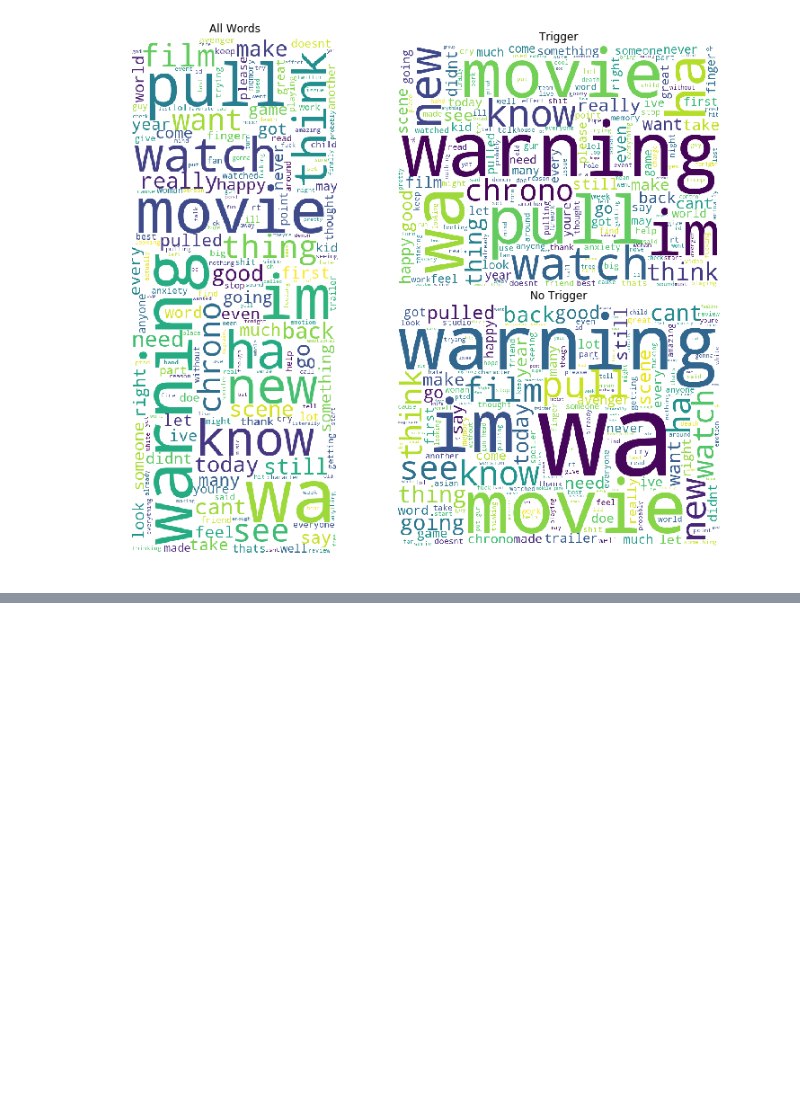
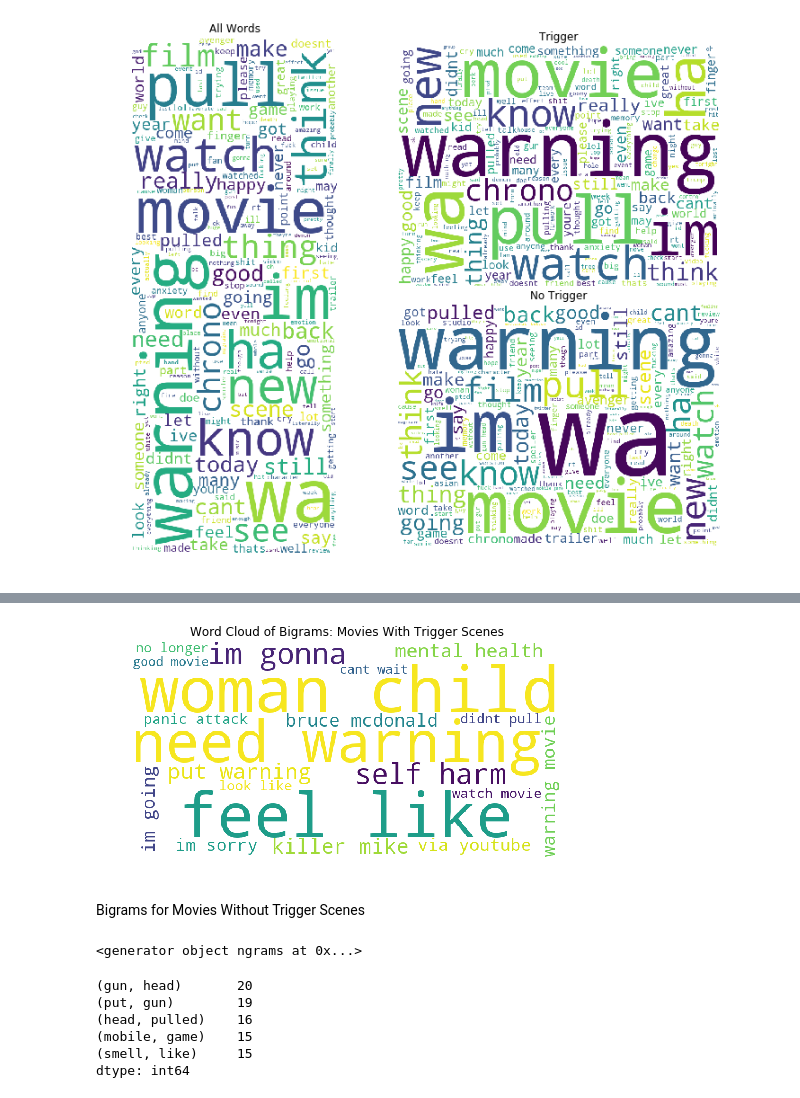
Before and after one commit to matthewzapata/twitter-trigger-warnings, a Jupyter notebook: trigger_warnings.ipynb, the cells around one changed output, grey strips where cells are left out. Drawn from its saved outputs; the diff is of its cells as text; code cells hidden in the pictures; blank space fills up the shorter version.

```diff
--- a/trigger_warnings.ipynb
+++ b/trigger_warnings.ipynb
@@ -565,0 +597,36 @@ for ax in axs: ax.axis('off')
+# %%
+# We can supply our own values to be used to determine how big the words (or
+# phrases) should be through the `generate_from_frequencies` method. The
+# supplied values must be in the form of a dictionary where the keys are the
+# words (phrases), and the values are numbers that correspond to the sizes.
+#
+# We'll convert our series to a dictionary, and convert the tuples that make up
+# the index into a single string that holds each phrase.
+
+
+data = {k[0] + ' ' + k[1]: v for k, v in top_20_trigger_scene_bigrams.to_dict().items()}
+img = WordCloud(background_color='white', width=800, height=400).generate_from_frequencies(data)
+plt.figure(figsize=(8, 4))
+plt.title('Word Cloud of Bigrams: Movies With Trigger Scenes')
+plt.imshow(img)
+plt.axis('off')
+plt.show()
+# %% [output]
+[figure, added]
+# %% [markdown]
+Bigrams for Movies Without Trigger Scenes
+# %%
+no_trigger_bigrams = nltk.ngrams(no_trigger_scene_words.split(), 2)
+no_trigger_bigrams
+# %% [output]
+<generator object ngrams at 0x...>
+# %%
+top_20_no_trigger_scene_bigrams = pd.Series(list(no_trigger_bigrams)).value_counts().head(20)
+top_20_no_trigger_scene_bigrams.head()
+# %% [output]
+(gun, head)       20
+(put, gun)        19
+(head, pulled)    16
+(mobile, game)    15
+(smell, like)     15
+dtype: int64
```
Also changed, not shown: parts of 8 cells of this notebook.
